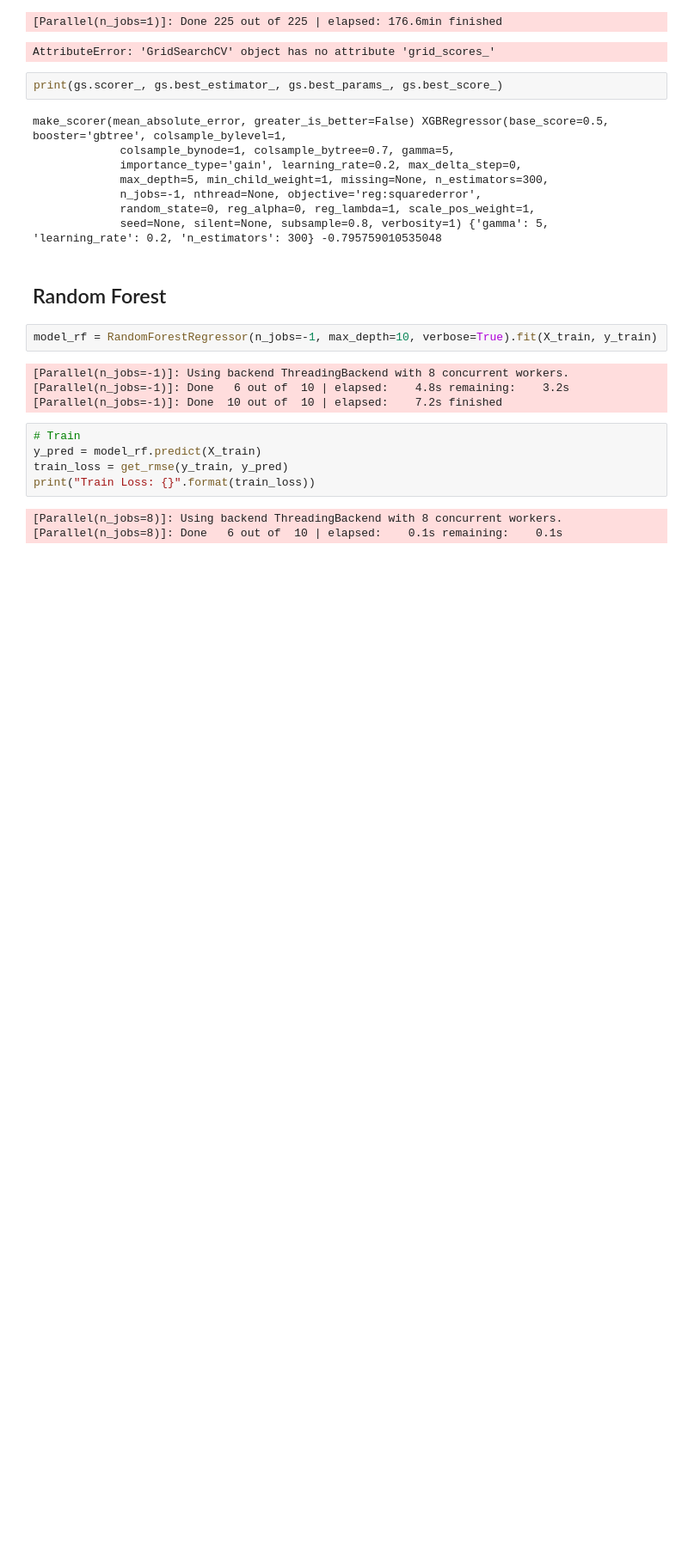
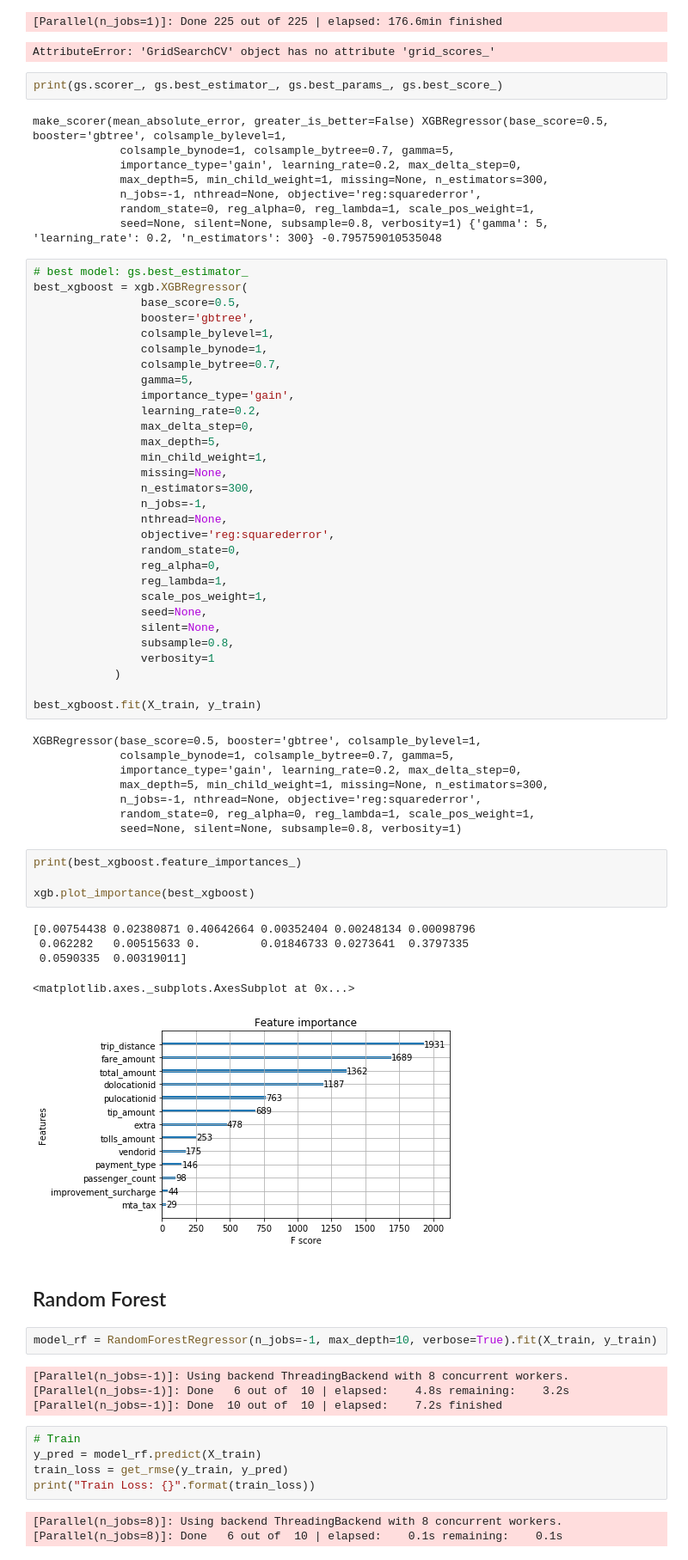
Before and after one commit to zach96guan/15-688_PDS_Project, a Jupyter notebook: model.ipynb, the cells around one changed output. Shown at 86% size. Drawn from its saved outputs; the diff is of its cells as text; blank space fills up the shorter version.

Commit message:
add feature importance

```diff
--- a/model.ipynb
+++ b/model.ipynb
@@ -226,6 +226,54 @@ make_scorer(mean_absolute_error, greater_is_better=False) XGBRegressor(base_scor
              n_jobs=-1, nthread=None, objective='reg:squarederror',
              random_state=0, reg_alpha=0, reg_lambda=1, scale_pos_weight=1,
              seed=None, silent=None, subsample=0.8, verbosity=1) {'gamma': 5, 'learning_rate': 0.2, 'n_estimators': 300} -0.795759010535048
+# %%
+# best model: gs.best_estimator_
+best_xgboost = xgb.XGBRegressor(
+                base_score=0.5,
+                booster='gbtree',
+                colsample_bylevel=1,
+                colsample_bynode=1,
+                colsample_bytree=0.7,
+                gamma=5,
+                importance_type='gain',
+                learning_rate=0.2,
+                max_delta_step=0,
+                max_depth=5,
+                min_child_weight=1,
+                missing=None,
+                n_estimators=300,
+                n_jobs=-1,
+                nthread=None,
+                objective='reg:squarederror',
+                random_state=0,
+                reg_alpha=0,
+                reg_lambda=1,
+                scale_pos_weight=1,
+                seed=None,
+                silent=None,
+                subsample=0.8,
+                verbosity=1
+            )
+
+best_xgboost.fit(X_train, y_train)
+# %% [output]
+XGBRegressor(base_score=0.5, booster='gbtree', colsample_bylevel=1,
+             colsample_bynode=1, colsample_bytree=0.7, gamma=5,
+             importance_type='gain', learning_rate=0.2, max_delta_step=0,
+             max_depth=5, min_child_weight=1, missing=None, n_estimators=300,
+             n_jobs=-1, nthread=None, objective='reg:squarederror',
+             random_state=0, reg_alpha=0, reg_lambda=1, scale_pos_weight=1,
+             seed=None, silent=None, subsample=0.8, verbosity=1)
+# %%
+print(best_xgboost.feature_importances_)
+
+xgb.plot_importance(best_xgboost)
+# %% [output]
+[0.00754438 0.02380871 0.40642664 0.00352404 0.00248134 0.00098796
+ 0.062282   0.00515633 0.         0.01846733 0.0273641  0.3797335
+ 0.0590335  0.00319011]
+<matplotlib.axes._subplots.AxesSubplot at 0x...>
+[figure, added]
 # %% [markdown]
 ## Random Forest
 # %%
```
